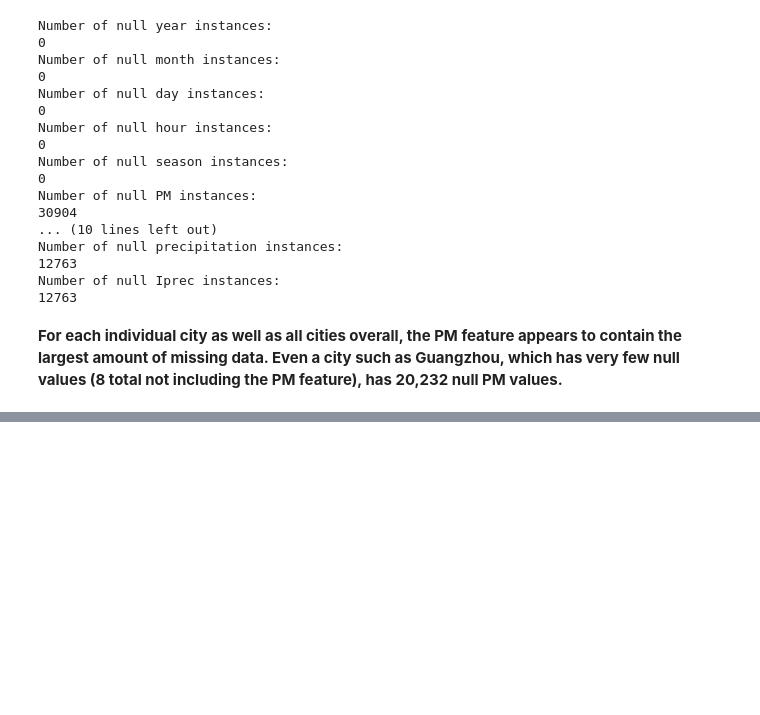
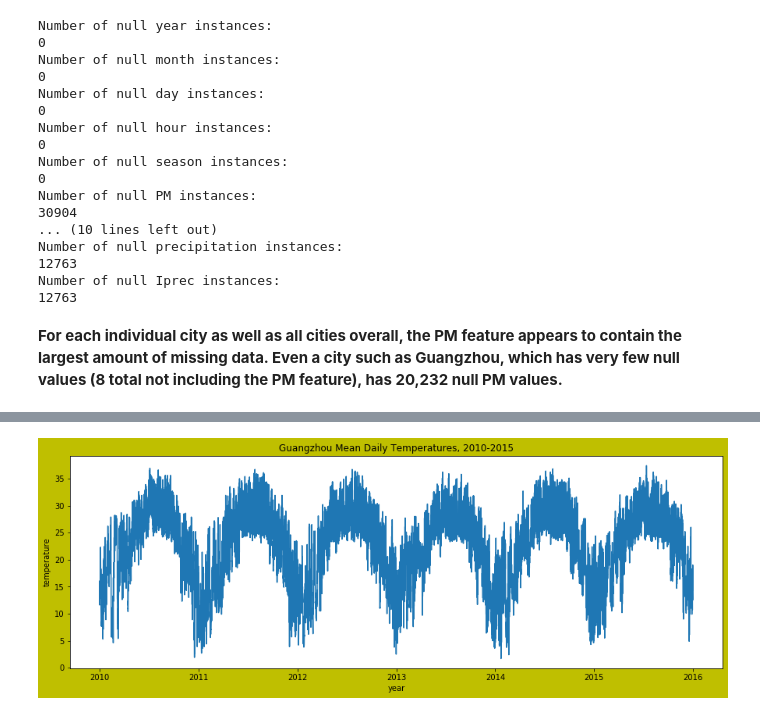
Before and after one commit to run-cmw/data-mining-practice, a Jupyter notebook: assignment5-wells.ipynb, the cells around one changed output, grey strips where cells are left out. Cells and saved outputs as stored; diff of their text form; code cells hidden in the pictures; blank space fills up the shorter version.

```diff
--- a/assignment5-wells.ipynb
+++ b/assignment5-wells.ipynb
@@ -703,0 +717,4 @@ Number of null Iprec instances:
+# %%
+# Reset dataframe's index since the daily averages df initially created does not work for the data viz
+guangzhou_daily = guangzhou_df.set_index(pd.to_datetime(guangzhou_df[['year', 'month', 'day', 'hour']]))
+guangzhou_daily
@@ -703,0 +735,8 @@ Number of null Iprec instances:
+# %%
+plt.figure(figsize=(15, 5), facecolor='y',)
+plt.plot(guangzhou_daily.index, guangzhou_daily['TEMP'])
+plt.title("Guangzhou Mean Daily Temperatures, 2010-2015")
+plt.ylabel("temperature")
+plt.xlabel("year");
+# %% [output]
+[figure, added]
```
Also changed, not shown: parts of 27 cells of this notebook.
